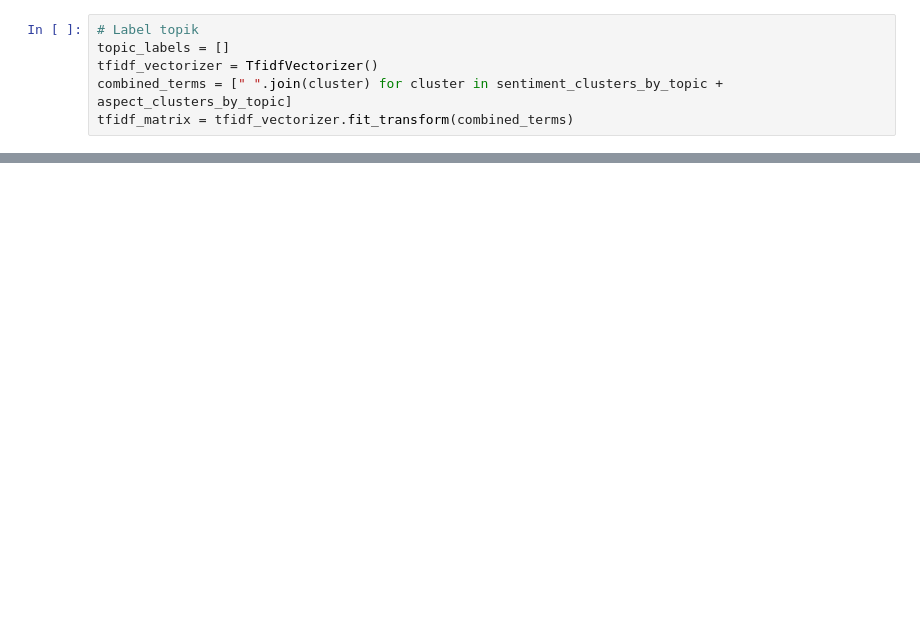
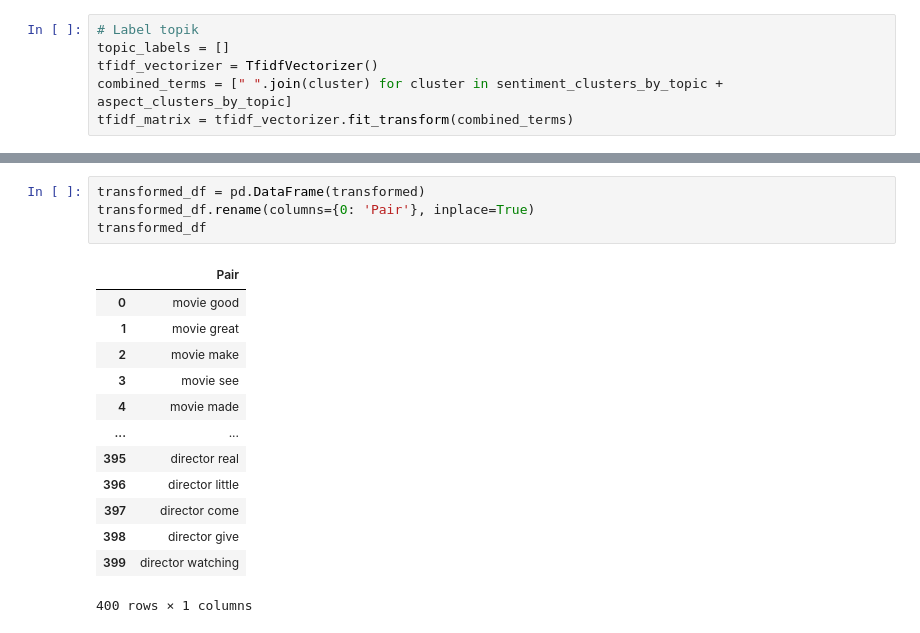
Before and after one commit to muftialroaz/movies-sentiment-analysis, a Jupyter notebook: ATE_ACD.ipynb, the cells around one changed output, grey strips where cells are left out. Saved outputs shown, nothing was run; the diff lists cells and outputs as text; blank space fills up the shorter version.

```diff
--- a/ATE_ACD.ipynb
+++ b/ATE_ACD.ipynb
@@ -349,0 +249,18 @@ df_final
+# %%
+transformed_df = pd.DataFrame(transformed)
+transformed_df.rename(columns={0: 'Pair'}, inplace=True)
+transformed_df
+# %% [output]
+|  | Pair |
+| 0 | movie good |
+| 1 | movie great |
+| 2 | movie make |
+| 3 | movie see |
+| 4 | movie made |
+| ... | ... |
+| 395 | director real |
+| 396 | director little |
+| 397 | director come |
+| 398 | director give |
+| 399 | director watching |
+400 rows × 1 columns
```
Also changed, not shown: parts of 23 cells of this notebook.
